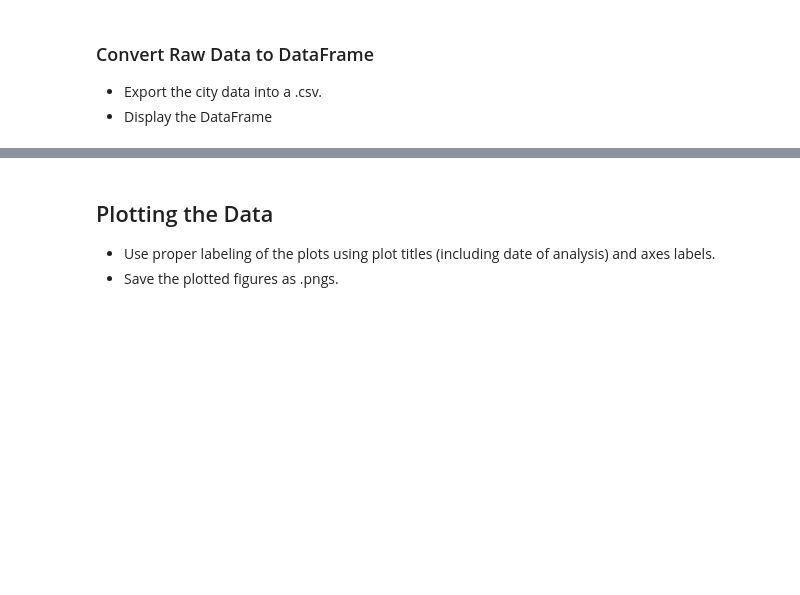
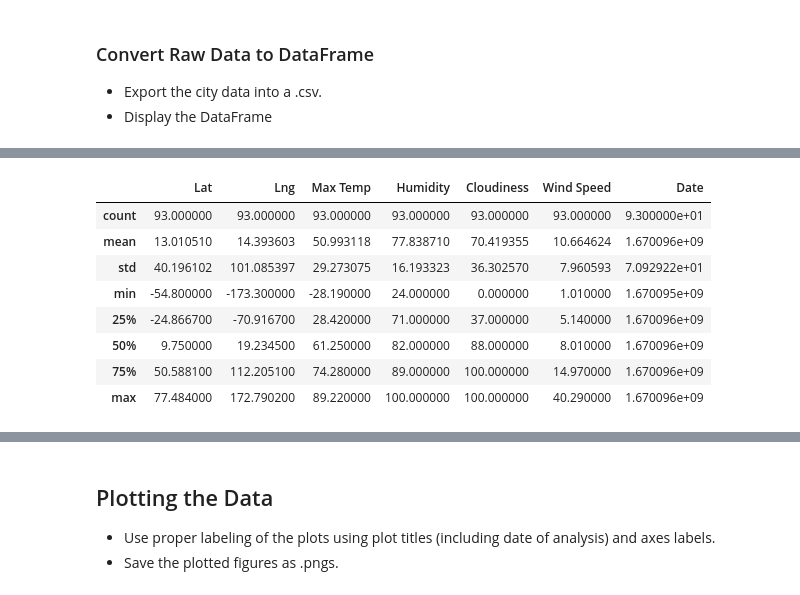
Before and after one commit to tannerhorton/weather_vacation_app, a Jupyter notebook: weather_vacation_py/WeatherPy.ipynb, the cells around one changed output, grey strips where cells are left out. Saved outputs shown, nothing was run; the diff lists cells and outputs as text; code cells hidden in the pictures; blank space fills up the shorter version.

```diff
--- a/weather_vacation_py/WeatherPy.ipynb
+++ b/weather_vacation_py/WeatherPy.ipynb
@@ -149,2 +157,12 @@ city_data_df.head(5)
 # %%
-city_data_df.describe()
+weather_data_df.describe()
+# %% [output]
+|  | Lat | Lng | Max Temp | Humidity | Cloudiness | Wind Speed | Date |
+| count | 93.000000 | 93.000000 | 93.000000 | 93.000000 | 93.000000 | 93.000000 | 9.300000e+01 |
+| mean | 13.010510 | 14.393603 | 50.993118 | 77.838710 | 70.419355 | 10.664624 | 1.670096e+09 |
+| std | 40.196102 | 101.085397 | 29.273075 | 16.193323 | 36.302570 | 7.960593 | 7.092922e+01 |
+| min | -54.800000 | -173.300000 | -28.190000 | 24.000000 | 0.000000 | 1.010000 | 1.670095e+09 |
+| 25% | -24.866700 | -70.916700 | 28.420000 | 71.000000 | 37.000000 | 5.140000 | 1.670096e+09 |
+| 50% | 9.750000 | 19.234500 | 61.250000 | 82.000000 | 88.000000 | 8.010000 | 1.670096e+09 |
+| 75% | 50.588100 | 112.205100 | 74.280000 | 89.000000 | 100.000000 | 14.970000 | 1.670096e+09 |
+| max | 77.484000 | 172.790200 | 89.220000 | 100.000000 | 100.000000 | 40.290000 | 1.670096e+09 |
```
Also changed, not shown: parts of 15 cells of this notebook, 1 other file.
